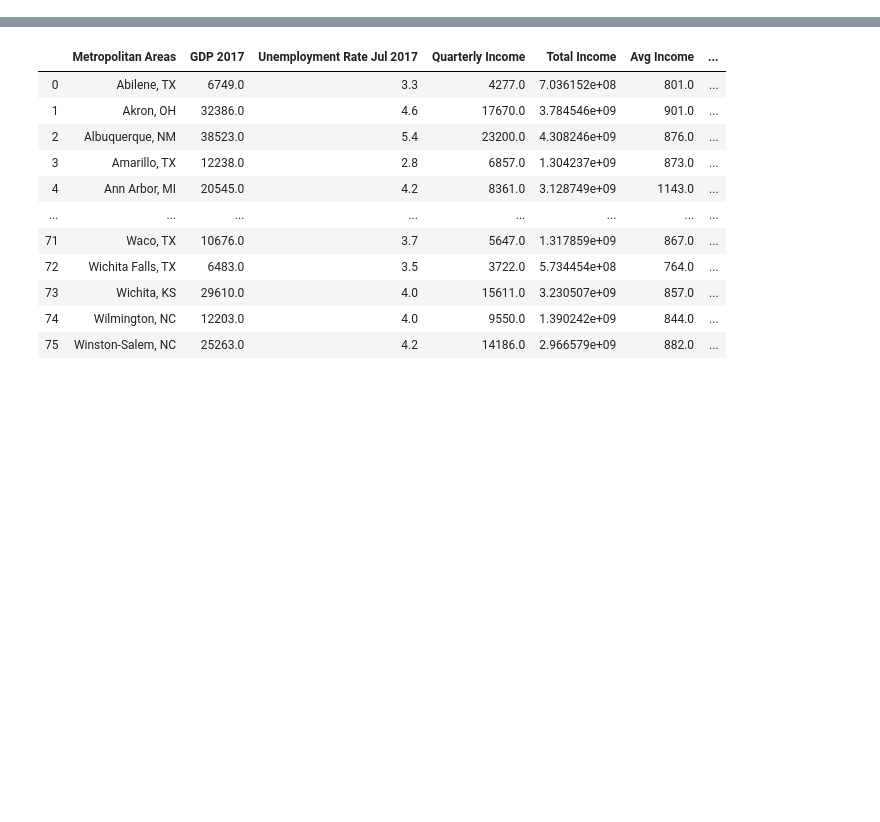
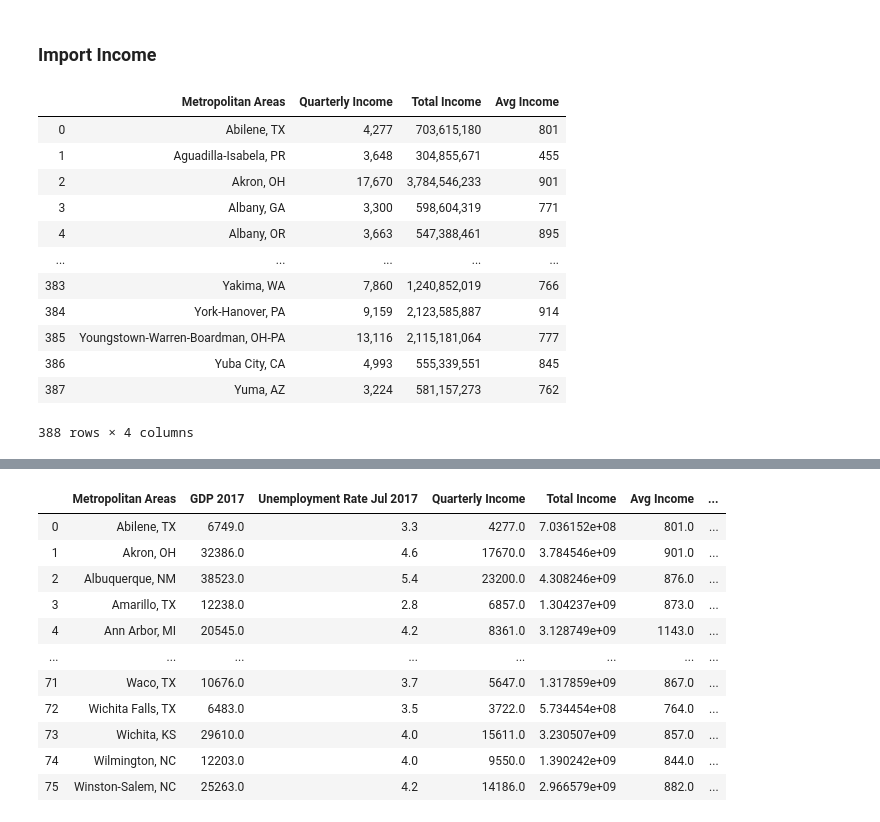
Before and after one commit to Emi-Babu/5G-Network-Analysis, a Jupyter notebook: 0_first_attempt/2_merged_data/merged_notebook.ipynb, the cells around one changed output, grey strips where cells are left out. Saved outputs shown, nothing was run; the diff lists cells and outputs as text; code cells hidden in the pictures; blank space fills up the shorter version.

Commit message:
Merge Data Clean and Labeled
Merged Jupyter Notebook Clean and Labeled

```diff
--- a/0_first_attempt/2_merged_data/merged_notebook.ipynb
+++ b/0_first_attempt/2_merged_data/merged_notebook.ipynb
@@ -224,0 +34,23 @@ total_df
+# %% [markdown]
+### Import Income
+# %%
+# Import of Income Data resulting of the cleanning process
+wages_df = pd.read_csv("../1_pratikchhya_wages/output/wage_clean.csv")
+# Drop the index loaded from the csv file
+wages_df = wages_df.drop(['Unnamed: 0'], axis=1)
+# Print the clean income data
+wages_df
+# %% [output]
+|  | Metropolitan Areas | Quarterly Income | Total Income | Avg Income |
+| 0 | Abilene, TX | 4,277 | 703,615,180 | 801 |
+| 1 | Aguadilla-Isabela, PR | 3,648 | 304,855,671 | 455 |
+| 2 | Akron, OH | 17,670 | 3,784,546,233 | 901 |
+| 3 | Albany, GA | 3,300 | 598,604,319 | 771 |
+| 4 | Albany, OR | 3,663 | 547,388,461 | 895 |
+| ... | ... | ... | ... | ... |
+| 383 | Yakima, WA | 7,860 | 1,240,852,019 | 766 |
+| 384 | York-Hanover, PA | 9,159 | 2,123,585,887 | 914 |
+| 385 | Youngstown-Warren-Boardman, OH-PA | 13,116 | 2,115,181,064 | 777 |
+| 386 | Yuba City, CA | 4,993 | 555,339,551 | 845 |
+| 387 | Yuma, AZ | 3,224 | 581,157,273 | 762 |
+388 rows × 4 columns
```
Also changed, not shown: parts of 59 cells of this notebook, 2 other files.
